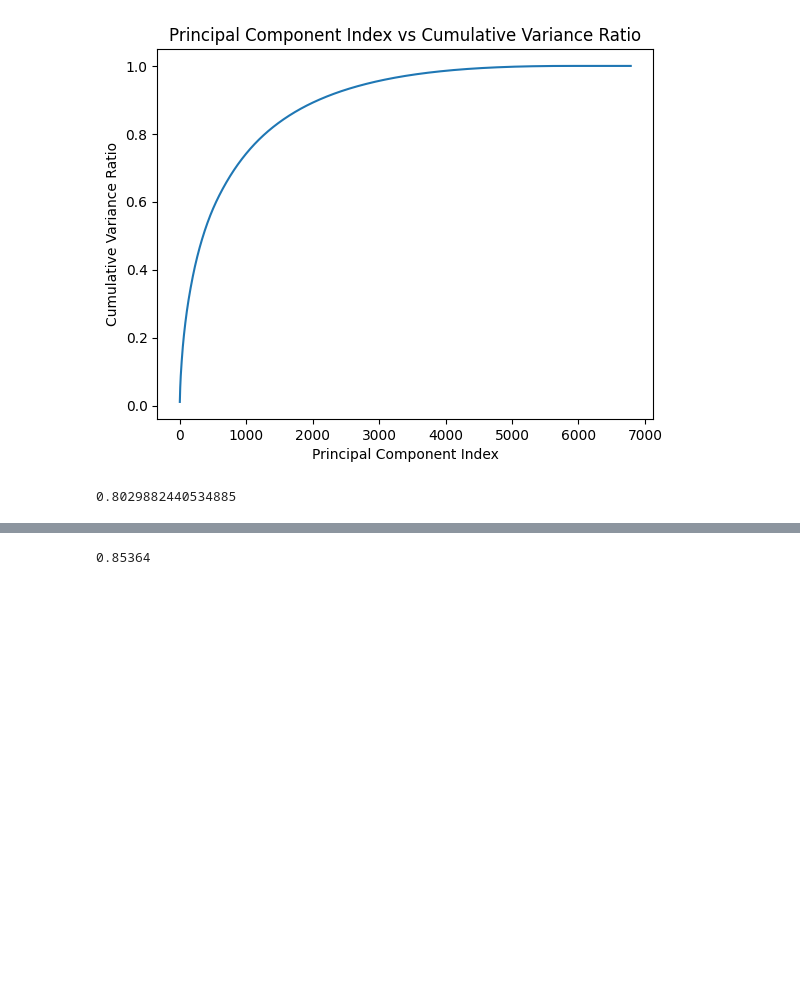
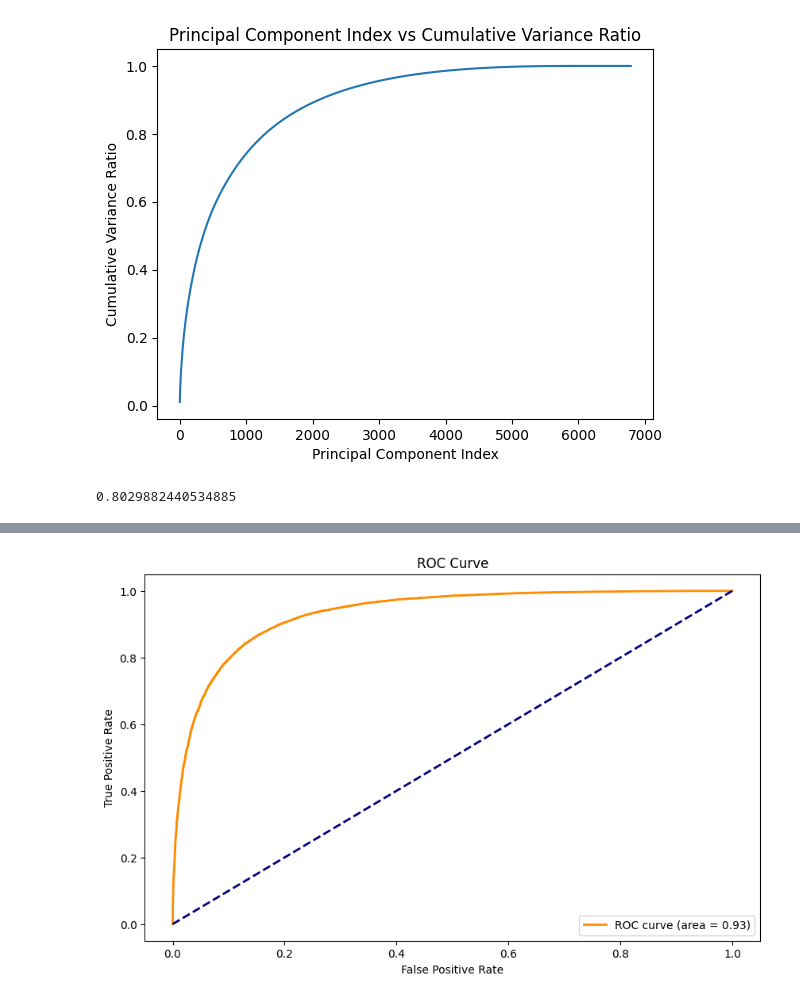
Before and after one commit to eliu0120/Stats-101C-Final-Project, a Jupyter notebook: Project.ipynb, the cells around one changed output, grey strips where cells are left out. Saved outputs shown, nothing was run; the diff lists cells and outputs as text; code cells hidden in the pictures; blank space fills up the shorter version.

```diff
--- a/Project.ipynb
+++ b/Project.ipynb
@@ -114,7 +139,13 @@ total_score / 5
+# %%
+y_prob = cross_val_predict(model, transformed_features, sentiment, cv = cv, method = 'predict_proba')[:, 1]
+fpr, tpr, thresholds = roc_curve(sentiment, y_prob)
+roc_auc = auc(fpr, tpr)
+
+plot_auc(roc_auc)
+# %% [output]
+[figure, added]
 # %%
 # Linear SVM model with regularization 1.0
-linear_svm = SVC(kernel = "linear")
+linear_svm = SVC(kernel = "linear", probability = True)
 linear_svm_model = linear_svm.fit(X_train, y_train)
 linear_svm_model.score(X_test, y_test)
-# %% [output]
-0.85364
```
Also changed, not shown: parts of 10 cells of this notebook.
